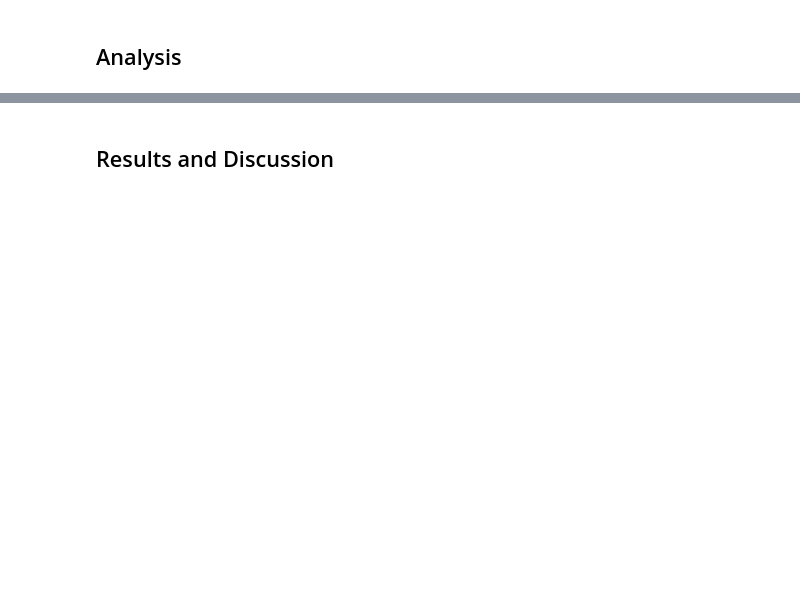
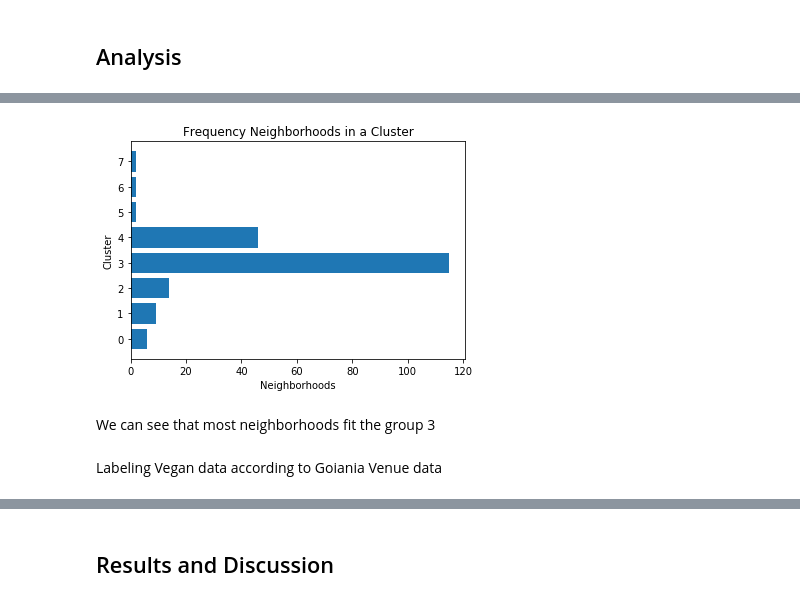
Before and after one commit to erikastats/Coursera__Capstone, a Jupyter notebook: The Battle of Neighborhoods - Week 2.ipynb, the cells around one changed output, grey strips where cells are left out. Saved outputs shown, nothing was run; the diff lists cells and outputs as text; code cells hidden in the pictures; blank space fills up the shorter version.

```diff
--- a/The Battle of Neighborhoods - Week 2.ipynb
+++ b/The Battle of Neighborhoods - Week 2.ipynb
@@ -246,0 +534,6 @@ Foursquare credentials are defined in hidden cell bellow.
+# %%
+def return_most_common_venues(row, num_top_venues):
+    row_categories = row.iloc[1:]
+    row_categories_sorted = row_categories.sort_values(ascending=False)
+
+    return row_categories_sorted.index.values[0:num_top_venues]
@@ -246,0 +572,11 @@ Foursquare credentials are defined in hidden cell bellow.
+# %%
+# set number of clusters
+kclusters = 8
+
+goiania_grouped_clustering = goiania_grouped.drop('Neighborhood', 1)
+
+# run k-means clustering
+kmeans = KMeans(n_clusters=kclusters, random_state=0).fit(goiania_grouped_clustering)
+
+# check cluster labels generated for each row in the dataframe
+kmeans.labels_[0:10]
@@ -246,0 +587,11 @@ Foursquare credentials are defined in hidden cell bellow.
+# %%
+# add clustering labels
+neighborhoods_venues_sorted.insert(0, 'Cluster Labels', kmeans.labels_)
+
+goiania_merged = borough_candidates.rename(columns = {"Local name": "Neighborhood"})
+
+# merge goiania_grouped with goiania_grouped to add latitude/longitude for each neighborhood
+goiania_merged = goiania_merged.join(neighborhoods_venues_sorted.set_index('Neighborhood'), on='Neighborhood')
+goiania_merged.dropna(axis = 0, inplace = True)
+goiania_merged['Cluster Labels'] = goiania_merged['Cluster Labels'].astype(int)
+goiania_merged.head() # check the last columns!
@@ -246,0 +644,3 @@ Foursquare credentials are defined in hidden cell bellow.
+# %%
+cluster_count = goiania_merged.groupby("Cluster Labels", as_index = False)['Neighborhood'].count()
+cluster_count
@@ -246,0 +657,18 @@ Foursquare credentials are defined in hidden cell bellow.
+# %%
+# Create horizontal bars
+plt.barh(cluster_count["Cluster Labels"], cluster_count["Neighborhood"])
+
+# Create names on the y-axis
+#plt.yticks(y_pos, bars)
+
+plt.title("Frequency Neighborhoods in a Cluster")
+plt.ylabel("Cluster")
+plt.xlabel("Neighborhoods")
+# Show graphic
+plt.show()
+# %% [output]
+[figure, added]
+# %% [markdown]
+We can see that most neighborhoods fit the group 3
+# %% [markdown]
+Labeling Vegan data according to Goiania Venue data
```
Also changed, not shown: parts of 112 cells of this notebook, 1 other file.
